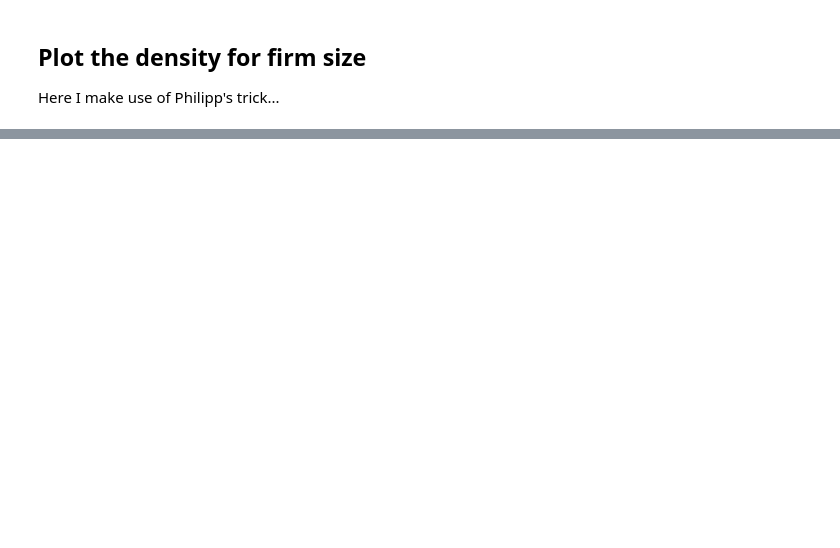
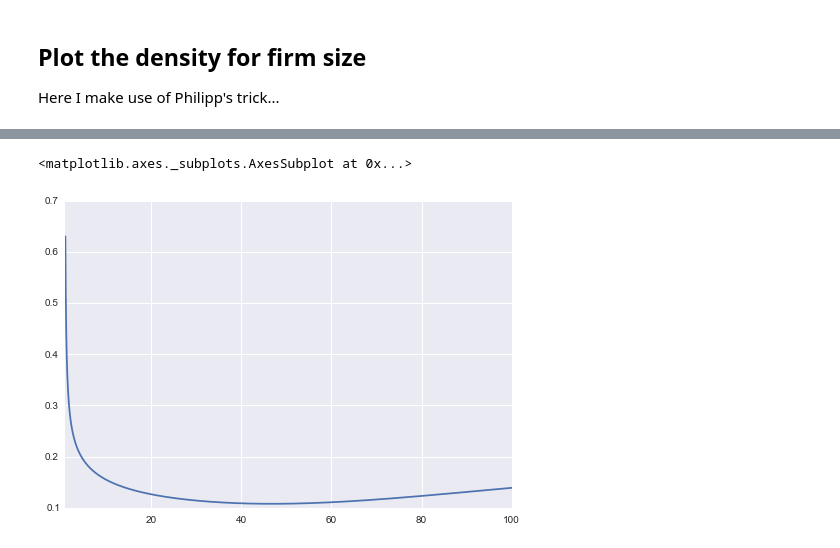
Before and after one commit to davidrpugh/assortative-matching, a Jupyter notebook: examples/positive-assortative-matching.ipynb, the cells around one changed output, grey strips where cells are left out. Drawn from its saved outputs; the diff is of its cells as text; code cells hidden in the pictures; blank space fills up the shorter version.

```diff
--- a/examples/positive-assortative-matching.ipynb
+++ b/examples/positive-assortative-matching.ipynb
@@ -159,0 +129,4 @@ OrderedDict([('loc1', -0.1), ('loc2', -0.1), ('mu1', 0.0), ('mu2', 0.0), ('omega
+# %%
+viz2 = pyam.Visualizer(solver)
+# %%
+viz2.interpolation_knots = np.logspace(0, 2, 1000)
@@ -159,0 +142,5 @@ OrderedDict([('loc1', -0.1), ('loc2', -0.1), ('mu1', 0.0), ('mu2', 0.0), ('omega
+# %%
+viz2.solution.Fyl.plot()
+# %% [output]
+<matplotlib.axes._subplots.AxesSubplot at 0x...>
+[figure, added]
```
Also changed, not shown: parts of 15 cells of this notebook, 4 other files.
